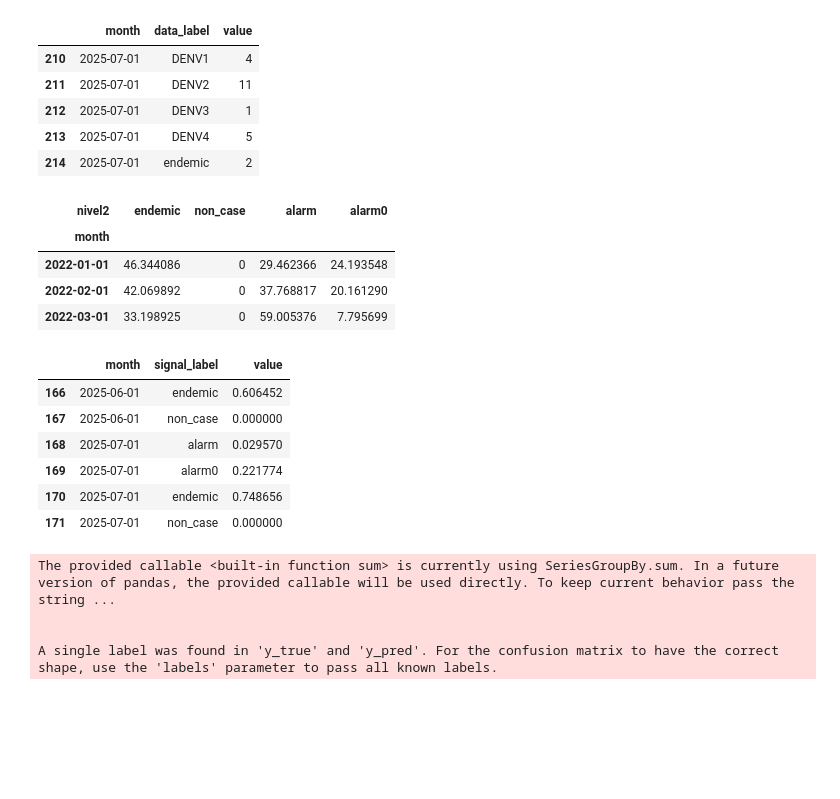
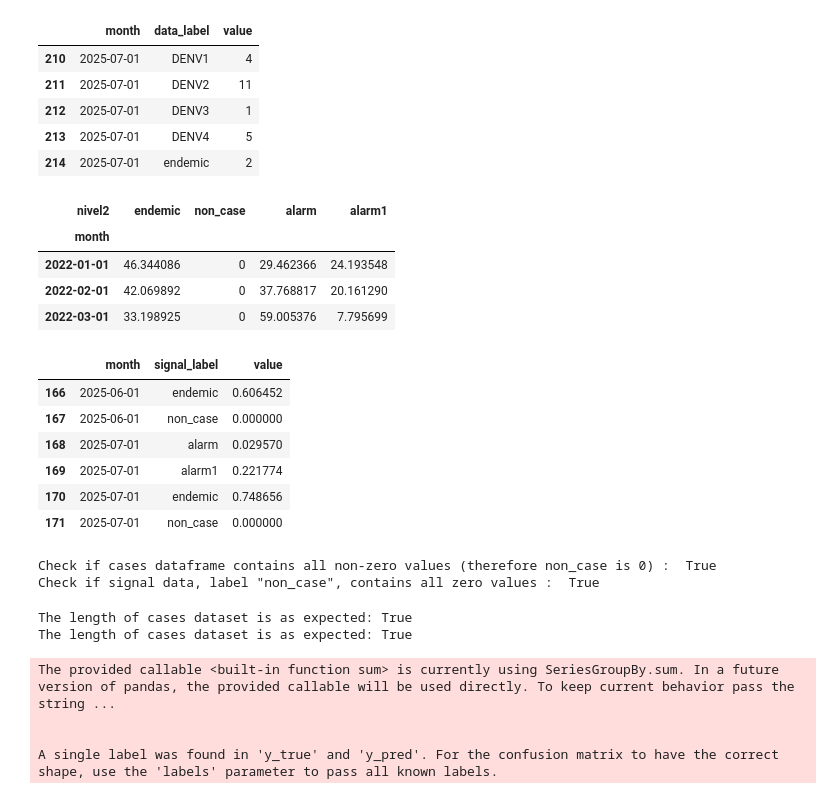
Before and after one commit to SahputraS/Outbreak-Simulation-and-Detection-Testing, a Jupyter notebook: InfoDengue_vs_Genomic_SP.ipynb, the cells around one changed output. Drawn from its saved outputs; the diff is of its cells as text; code cells hidden in the pictures; blank space fills up the shorter version.

Commit message:
V1.2 - Recheck the data on the error scenario

```diff
--- a/InfoDengue_vs_Genomic_SP.ipynb
+++ b/InfoDengue_vs_Genomic_SP.ipynb
@@ -638,11 +656,14 @@ test_df.tail()
 | 214 | 2025-07-01 | endemic | 2 |
 # %%
 sig_test = nivel_perc.copy()
-sig_test['alarm0'] = sig_test['non_case']
+# Make another alarm label for a place holder of original non_case values
+# This is to keep the total is 100%
+
+sig_test['alarm1'] = sig_test['non_case']
 sig_test['non_case'] = 0 #therefore non_case is 0
 sig_test.head(3)
 # %% [output]
-| nivel2 | endemic | non_case | alarm | alarm0 |
+| nivel2 | endemic | non_case | alarm | alarm1 |
 | month |  |  |  |  |
 | 2022-01-01 | 46.344086 | 0 | 29.462366 | 24.193548 |
 | 2022-02-01 | 42.069892 | 0 | 37.768817 | 20.161290 |
@@ -664,7 +685,7 @@ sig_test2.tail(6)
 | 166 | 2025-06-01 | endemic | 0.606452 |
 | 167 | 2025-06-01 | non_case | 0.000000 |
 | 168 | 2025-07-01 | alarm | 0.029570 |
-| 169 | 2025-07-01 | alarm0 | 0.221774 |
+| 169 | 2025-07-01 | alarm1 | 0.221774 |
 | 170 | 2025-07-01 | endemic | 0.748656 |
 | 171 | 2025-07-01 | non_case | 0.000000 |
 # %%
@@ -672,6 +693,27 @@ cases2 = test_df
 signals2 = sig_test2
 dl2 = cases2['data_label'].unique()
 disease_list = np.concatenate([dl2, ['non_case']])
+# %%
+print('Check if cases dataframe contains all non-zero values (therefore non_case is 0) : ', np.all(cases2['value'] > 0))
+print('Check if signal data, label "non_case", contains all zero values : ', np.all((signals2[signals2['signal_label'] == 'non_case']['value']) == 0.0))
+# %% [output]
+Check if cases dataframe contains all non-zero values (therefore non_case is 0) :  True
+Check if signal data, label "non_case", contains all zero values :  True
+# %%
+# Data from Jan-22 to July-25, therefore 43 months
+# The cases dataframe should have 5 labels (i.e. DENV1,2,3,4, endemic)
+# Therefore should exists 5 x 43 data points
+
+print('The length of cases dataset is as expected:', len(cases2)==5*43)
+
+# Data from Jan-22 to July-25, therefore 43 months
+# The cases dataframe should have 4 labels (i.e. alarm, alarm1 endemic, non_case)
+# Therefore should exists 4 x 43 data points
+
+print('The length of cases dataset is as expected:', len(signals2)==4*43)
+# %% [output]
+The length of cases dataset is as expected: True
+The length of cases dataset is as expected: True
 # %%
 # When both signal and cases have non-zero of non-case, the evaluator crash
 metrics_epi_quark2 = {
```
Also changed, not shown: parts of 2 cells of this notebook.
